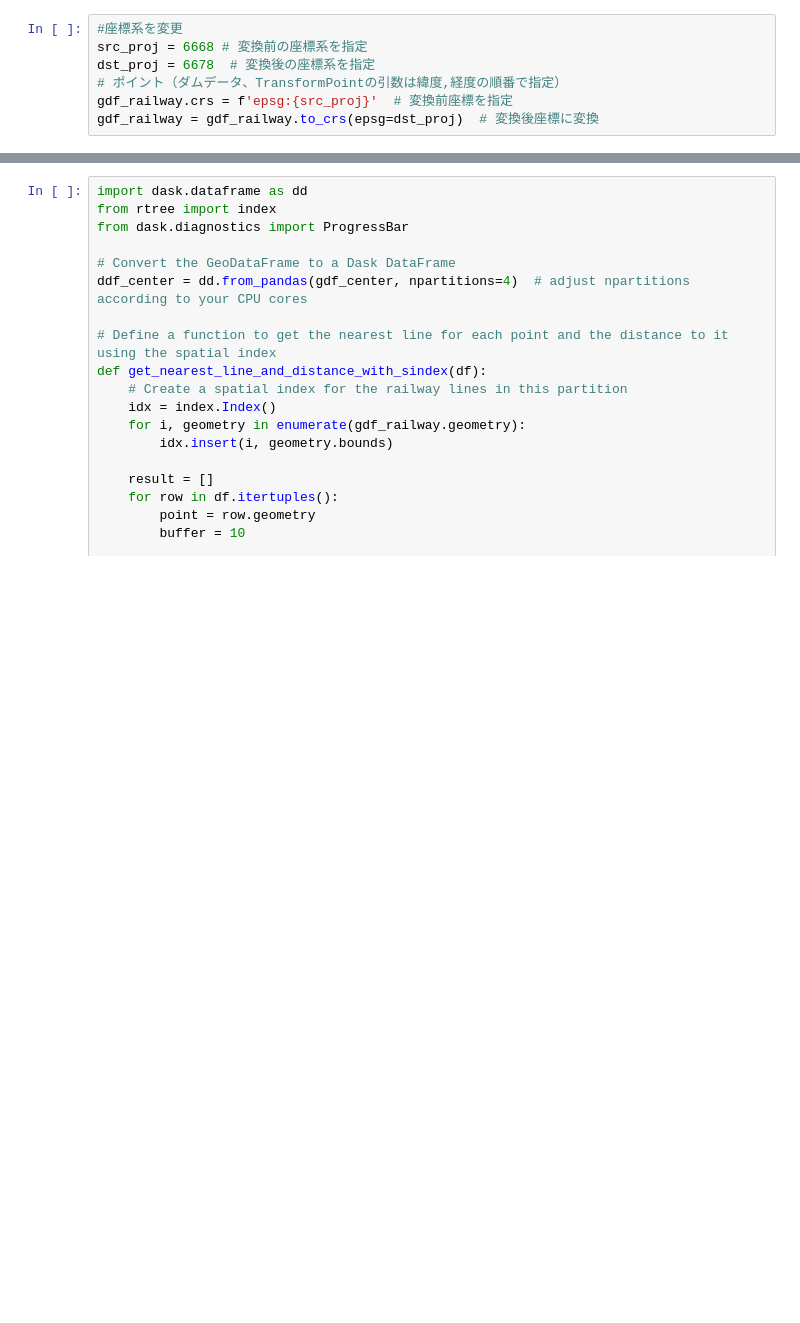
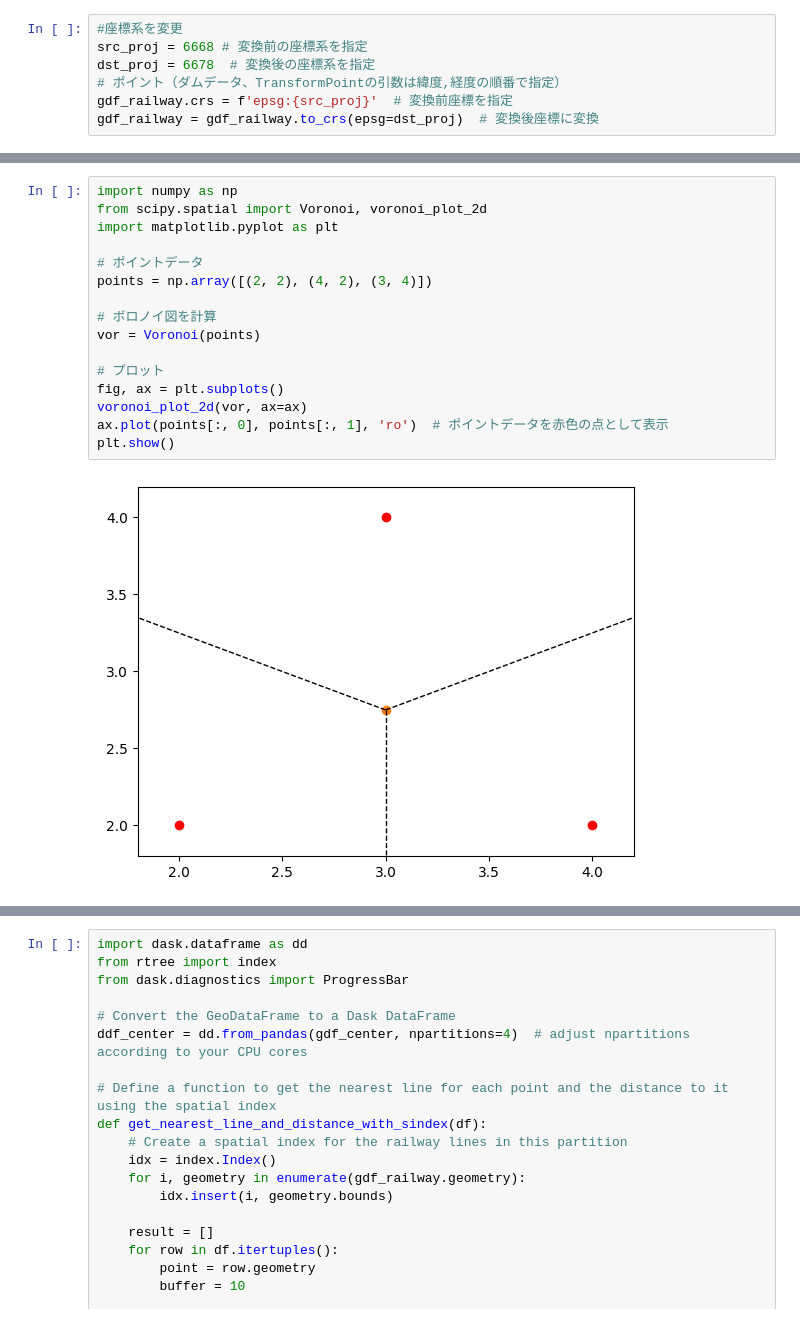
Before and after one commit to pipo029/micro, a Jupyter notebook: code/near_railway.ipynb, the cells around one changed output, grey strips where cells are left out. Saved outputs shown, nothing was run; the diff lists cells and outputs as text; blank space fills up the shorter version.

```diff
--- a/code/near_railway.ipynb
+++ b/code/near_railway.ipynb
@@ -109,0 +67,18 @@ sindex = gdf_railway.sindex
+# %%
+import numpy as np
+from scipy.spatial import Voronoi, voronoi_plot_2d
+import matplotlib.pyplot as plt
+
+# ポイントデータ
+points = np.array([(2, 2), (4, 2), (3, 4)])
+
+# ボロノイ図を計算
+vor = Voronoi(points)
+
+# プロット
+fig, ax = plt.subplots()
+voronoi_plot_2d(vor, ax=ax)
+ax.plot(points[:, 0], points[:, 1], 'ro')  # ポイントデータを赤色の点として表示
+plt.show()
+# %% [output]
+[figure, added]
```
Also changed, not shown: parts of 12 cells of this notebook, 2 other files.
